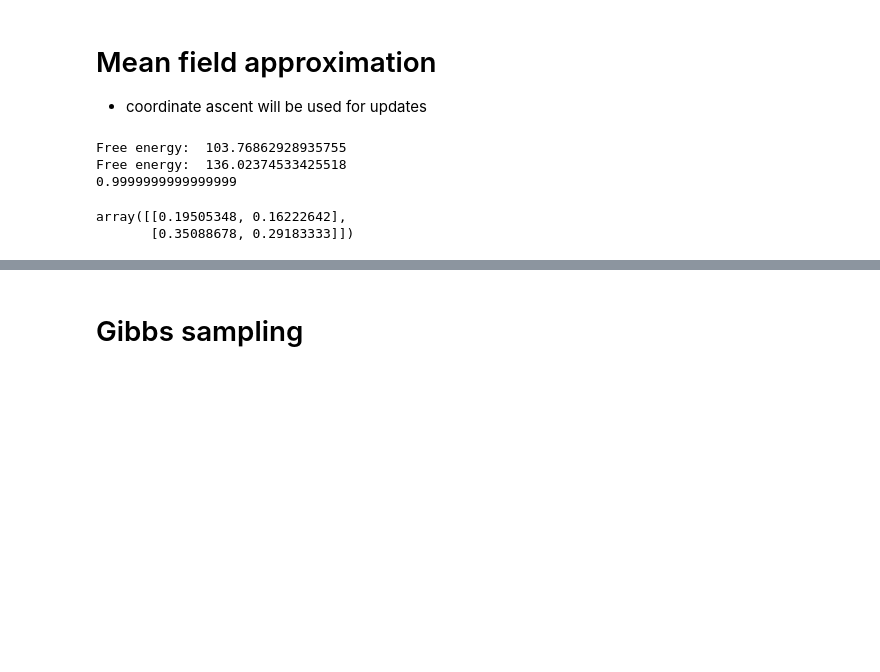
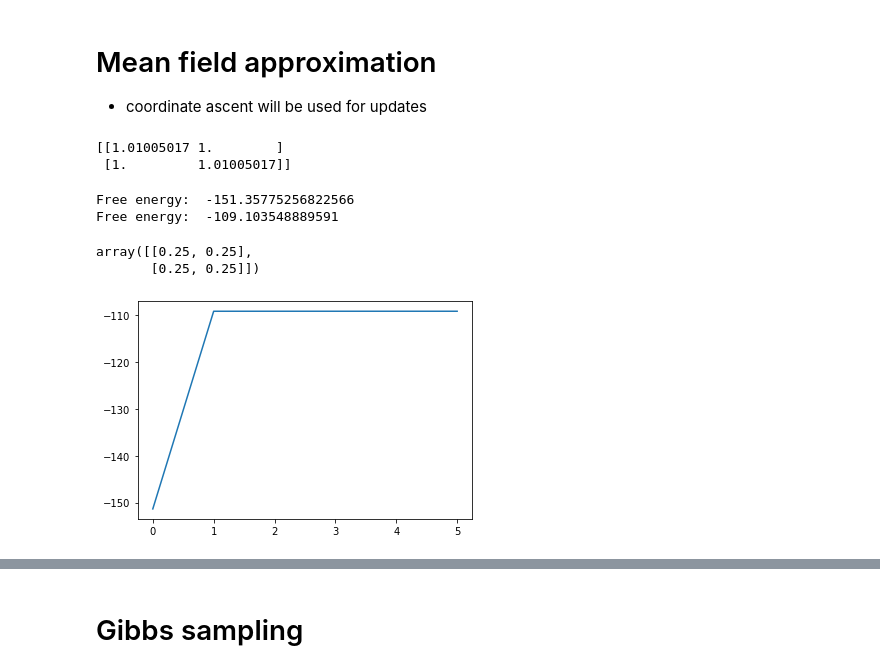
Before and after one commit to apof/Baye-s-Team-Projects, a Jupyter notebook: Coursework 3/GM3_Q2.ipynb, the cells around one changed output, grey strips where cells are left out. Cells and saved outputs as stored; diff of their text form; code cells hidden in the pictures; blank space fills up the shorter version.

```diff
--- a/Coursework 3/GM3_Q2.ipynb
+++ b/Coursework 3/GM3_Q2.ipynb
@@ -189,22 +190,30 @@ def expectation(i,j,xk,q,beta):
 
     if i>0:
         for k in range(2):
-            ex += q[k,i-1,j]*np.log(potential(k,xk,beta))
+            potent = potential(k,xk,beta)
+            ex += q[k,i-1,j]*np.log(potent/2)
+
     if i<height-1:
         for k in range(2):
-            ex += q[k,i+1,j]*np.log(potential(k,xk,beta))
+            potent = potential(k,xk,beta)
+            ex += q[k,i+1,j]*np.log(potent/2)
     if j > 0:
         for k in range(2):
-            ex += q[k,i,j-1]*np.log(potential(k,xk,beta))
+            potent = potential(k,xk,beta)
+            ex += q[k,i,j-1]*np.log(potent/2)
+
     if j < width - 1:
         for k in range(2):
-            ex += q[k,i,j+1]*np.log(potential(k,xk,beta))
+            potent = potential(k,xk,beta)
+            ex += q[k,i,j+1]*np.log(potent/2)
+
     return ex
 # %%
 def mean_field_approx(shape, beta,max_iter):
     # Here we define the mean field approximation function which randomly initialises the distribtuions q and iteratively updates the indvidual ones
     # by summing over the others
     rows,cols = shape
+    epsilon = 0.000001
 
     # need a posterior on q for each element in the grid - 2 for 0 or 1 and then of size grid.
     q = np.zeros((2,rows,cols))
@@ -215,7 +224,12 @@ def mean_field_approx(shape, beta,max_iter):
             q[0,i,j] = np.random.rand()
             q[1,i,j] = 1- q[0,i,j]
 
+    free_eng = []
+    free_eng.append(free_energy(q,beta))
+
     print('Free energy: ', free_energy(q,beta))
+
+    #print(q)
 
     # We need to iteratively update q at each step of the way
     converged = False
@@ -228,28 +242,51 @@ def mean_field_approx(shape, beta,max_iter):
         for i in range(rows):
             for j in range(cols):
                 for k in range(0,2):
-                    new_q[k,i,j] = expectation(i,j,k,q,beta)
-                new_q[:,i,j] = new_q[:,i,j]/np.sum(new_q[:,i,j])
+                    #print(expectation(i,j,k,q,beta))
+                    new_q[k,i,j] = np.exp(expectation(i,j,k,q,beta))
+                summond = np.sum(new_q[:,i,j])
+                if summond == 0:
+                    summond = 1
+                new_q[:,i,j] = new_q[:,i,j]/summond
 
-        #print(new_q)
+        print(new_q)
         # Now we want to compute the ELBO free energy
+        free_eng.append(free_energy(new_q,beta))
+        #print(iterations)
         #print('Free energy: ',free_energy(new_q, beta))
 
         iterations += 1
-        if iterations == max_iter:
+        if iterations == max_iter or np.linalg.norm(q - new_q)<=epsilon:
             converged = True
         q = new_q
-    print('Free energy: ',free_energy(new_q, beta))
+
+    x = np.arange(iterations+1)
+    plt.plot(x,free_eng)
+
+    #print(q)
+    print('Free energy: ',free_energy(q, beta))
     post = get_post(q)
+    #print(np.sum(post))
     return post
+# %%
+check = np.zeros((2,2))
+beta = 0.01
+
+for i in range(2):
+    for j in range(2):
+        check[i,j] = potential(i,j,beta)
+print(check)
+# %% [output]
+[[1.01005017 1.        ]
+ [1.         1.01005017]]
 # %%
 shape = 10,10
 beta = 0.01
-max_iter=100
+max_iter=20
 mean_field_approx(shape, beta,max_iter)
 # %% [output]
-Free energy:  103.76862928935755
-Free energy:  136.02374533425518
-0.9999999999999999
+Free energy:  -151.35775256822566
+Free energy:  -109.103548889591
-array([[0.19505348, 0.16222642],
-       [0.35088678, 0.29183333]])
+array([[0.25, 0.25],
+       [0.25, 0.25]])
+[figure, added]
```
Also changed, not shown: parts of 2 cells of this notebook.
